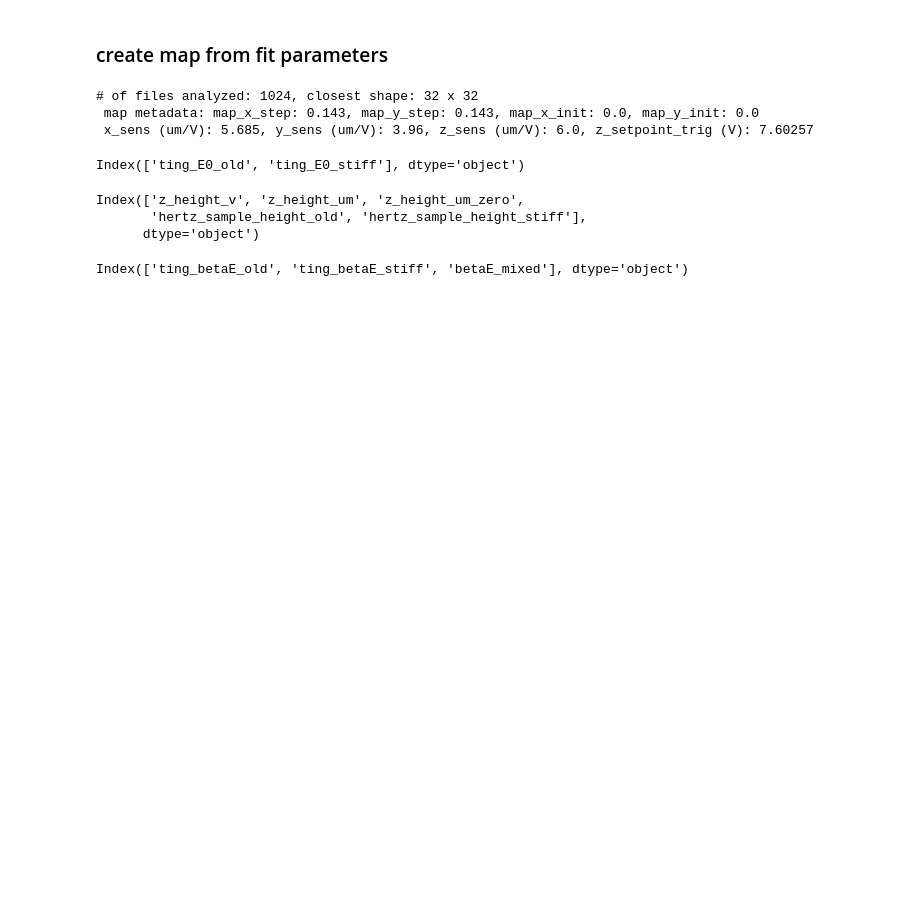
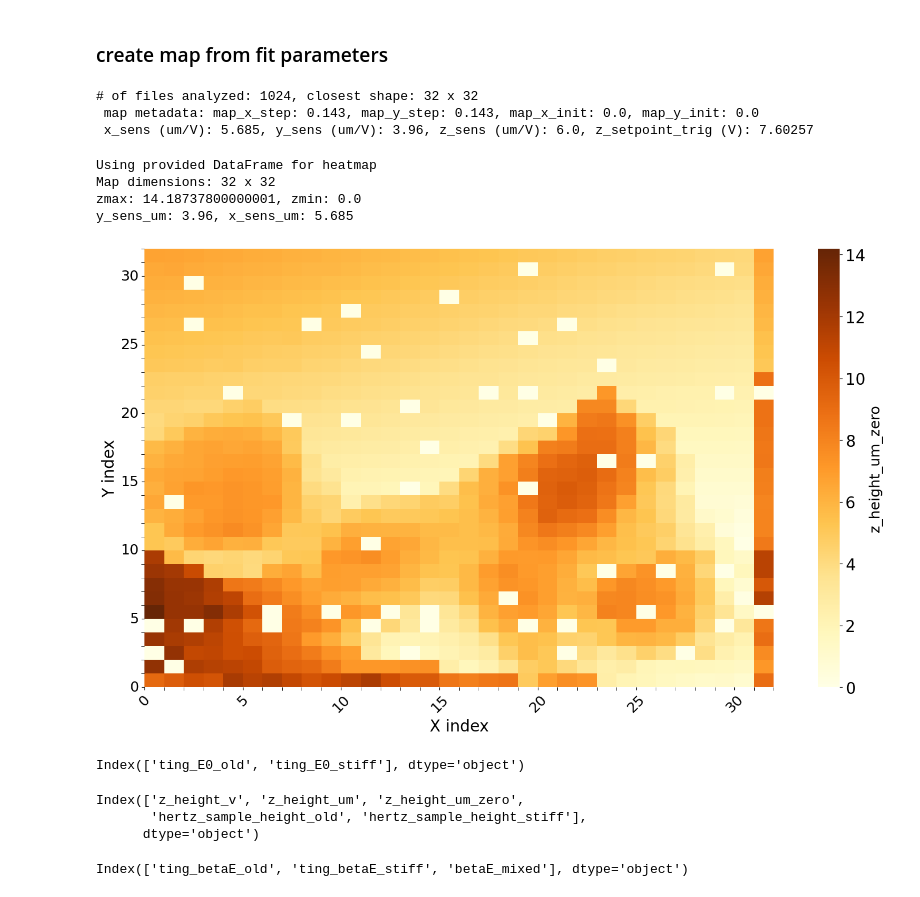
Before and after one commit to enzovill94/PyFMGUI_DyNaMo_tdms, a Jupyter notebook: Article_1/ctc_44_analysis_final.ipynb, the cells around one changed output. Drawn from its saved outputs; the diff is of its cells as text; code cells hidden in the pictures; blank space fills up the shorter version.

```diff
--- a/Article_1/ctc_44_analysis_final.ipynb
+++ b/Article_1/ctc_44_analysis_final.ipynb
@@ -73,6 +73,14 @@ df_dict_tdms, map_x_pix, map_y_pix, params = maps.load_map_file_square_tdms(map_
 # of files analyzed: 1024, closest shape: 32 x 32
  map metadata: map_x_step: 0.143, map_y_step: 0.143, map_x_init: 0.0, map_y_init: 0.0
  x_sens (um/V): 5.685, y_sens (um/V): 3.96, z_sens (um/V): 6.0, z_setpoint_trig (V): 7.60257
+# %%
+_ = maps.create_heatmap(df_dict_tdms, params=params)
+# %% [output]
+Using provided DataFrame for heatmap
+Map dimensions: 32 x 32
+zmax: 14.18737800000001, zmin: 0.0
+y_sens_um: 3.96, x_sens_um: 5.685
+[figure, added]
 # %%
 df_ting = pd.read_csv(path_ting)
 df_ting_stiff = pd.read_csv(path_ting_stiff)
```
Also changed, not shown: parts of 15 cells of this notebook, 15 other files.
